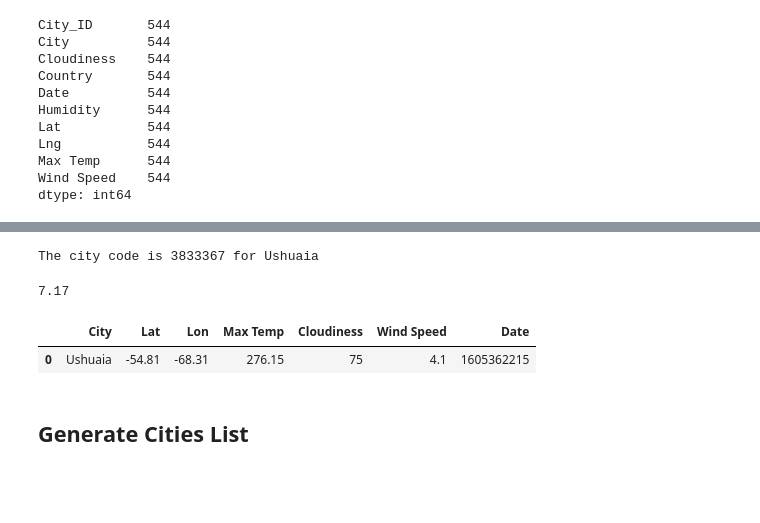
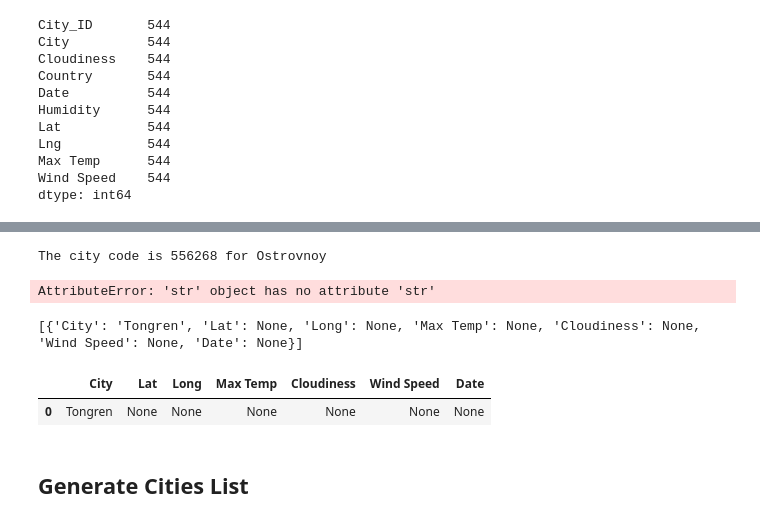
Before and after one commit to PeterGeorgeVlahos/Python-API, a Jupyter notebook: WeatherPy/WeatherPy.ipynb, the cells around one changed output, grey strips where cells are left out. Drawn from its saved outputs; the diff is of its cells as text; code cells hidden in the pictures; blank space fills up the shorter version.

```diff
--- a/WeatherPy/WeatherPy.ipynb
+++ b/WeatherPy/WeatherPy.ipynb
@@ -93,16 +130,23 @@ Index(['City', 'Lat', 'Lon', 'Max Temp', 'Cloudiness', 'Wind Speed', 'Date'], dt
 #Testing response
 #lat = cities_weather_df.iloc[1,6]
 #lon = cities_weather_df.iloc[1,7]
+#City	Lat	Lng	Max Temp	Humidity	Cloudiness	Wind Speed	Country	Date
+# n_city_id = response['cod']
+n_city_name = ''
+n_lon = []
+n_lat = []
+n_max_temp = []
+n_cloudiness = []
+n_wind_speed = []
+n_date =[]
 
 from pprint import pprint
 
 from api_keys import weather_api_key
 
-n_cities_weather = []
-
 for index, row in cities_weather_df.iterrows():
     lat = row['Lat']
-    lon = row['Lon']
+    lon = row['Lng']
 
     api_w_key = weather_api_key
 
@@ -113,22 +157,24 @@ for index, row in cities_weather_df.iterrows():
     n_city_id = response['id']
     n_city_name = response['name']
 
-    n_cities_weather = [{ 'City': response['name'],
-                'Lat': response['coord']['lat'],
-                'Lon': response['coord']['lon'],
-                'Max Temp': response['main']['temp_max'],
-                'Cloudiness': response['clouds']['all'],
-                'Wind Speed':response['wind']['speed'],
-                'Date': response['dt']}]
+    print(f'The city code is {n_city_id} for {n_city_name}')
 
-    print(f'The city code is {n_city_id} for {n_city_name}')
+    n_city_name = (response['name']).str.cat(new, sep =', ')
+    n_lat.append(response['coord']['lat'])
+    n_lon.append(response['coord']['lon'])
+    n_max_temp.append(response['main']['temp_max'])
+    n_cloudiness.append(response['clouds']['all'])
+    n_wind_speed.append(response['wind']['speed'])
+    n_date.append(response['dt'])
 # %% [output]
-The city code is 3833367 for Ushuaia
+The city code is 556268 for Ostrovnoy
+AttributeError: 'str' object has no attribute 'str'
 # %%
 #testing response for parsing
 # response['wind']['speed']
+print(n_cities_weather)
 # %% [output]
-7.17
+[{'City': 'Tongren', 'Lat': None, 'Long': None, 'Max Temp': None, 'Cloudiness': None, 'Wind Speed': None, 'Date': None}]
 # %%
 #City	Lat	Lng	Max Temp	Humidity	Cloudiness	Wind Speed	Country	Date
 # n_city_id = response['cod']
@@ -141,11 +187,11 @@ The city code is 3833367 for Ushuaia
 # %%
 #New Dict to DF
 
 cities_weather_df = pd.DataFrame(n_cities_weather)
-cities_weather_df.head()
+cities_weather_df
 # %% [output]
-|  | City | Lat | Lon | Max Temp | Cloudiness | Wind Speed | Date |
-| 0 | Ushuaia | -54.81 | -68.31 | 276.15 | 75 | 4.1 | 1605362215 |
+|  | City | Lat | Long | Max Temp | Cloudiness | Wind Speed | Date |
+| 0 | Tongren | None | None | None | None | None | None |
 # %%
 # Range of latitudes and longitudes
 lat_range = (-90, 90)
```
Also changed, not shown: parts of 2 cells of this notebook.
